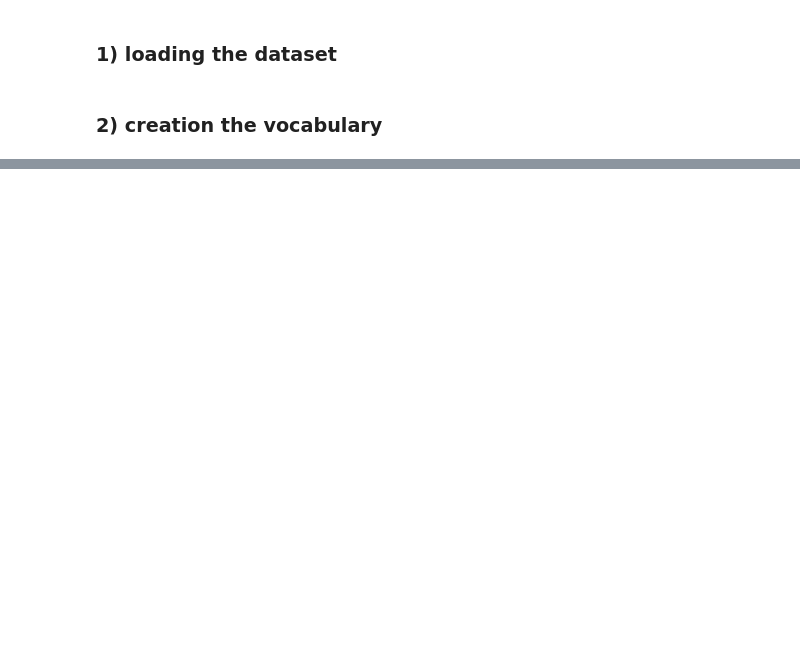
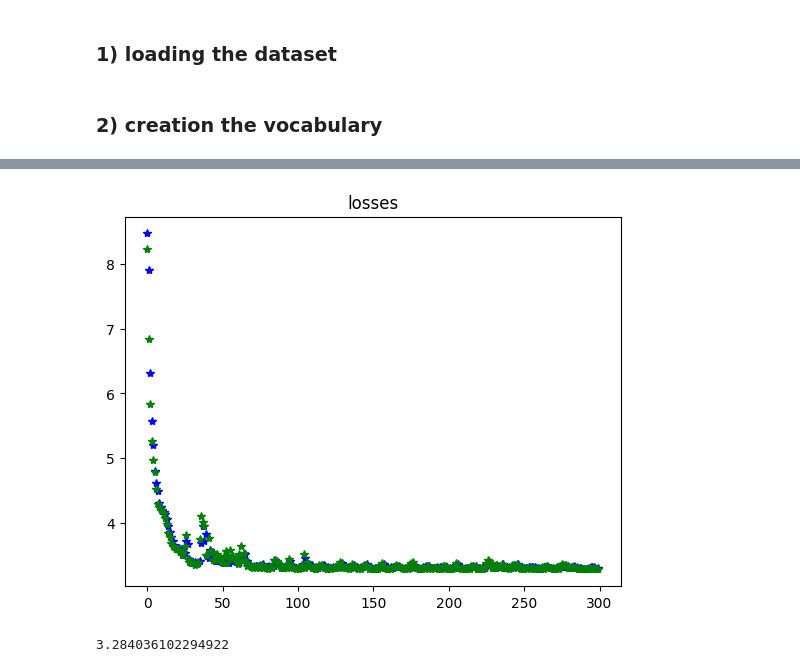
Before and after one commit to aammor/nmt, a Jupyter notebook: notebooks/trainings/training_on_transformer.ipynb, the cells around one changed output, grey strips where cells are left out. Cells and saved outputs as stored; diff of their text form; code cells hidden in the pictures; blank space fills up the shorter version.

```diff
--- a/notebooks/trainings/training_on_transformer.ipynb
+++ b/notebooks/trainings/training_on_transformer.ipynb
@@ -76,10 +96,8 @@ batch
 # %%
 from tqdm import tqdm
 model.train()
-losses_on_train = []
-losses_on_val = []
-metrics_on_train = []
-metrics_on_val = []
+losses = {"train":[],"val":[]}
+metrics = {"train":[],"val":[]}
 # %%
 from pathlib import Path
 import torch
@@ -98,8 +113,6 @@ if load_from_backup and Path(path_model_and_dependencies).exists():
     print("model loaded")
 # %%
 import matplotlib.pyplot as plt
-early_stop_thresh = 3
-nb_epochs = 20
 
 best_loss_val_mean = np.inf
 best_epoch = scheduler.last_epoch
@@ -110,9 +123,9 @@ for epoch in tqdm(range(nb_epochs)):
     print(f"optimizing for epoch {epoch}")
     print("training_step")
     loss_train,nb_words_per_batch_train,metric_train = model_trainer.train_on_epoch()
+
     print("validation_step")
     loss_val,nb_words_per_batch_val,metric_val = model_trainer.validate_on_epoch()
-
 
     loss_train = np.array([float(el) for el in loss_train])
     loss_val = np.array([float(el) for el in loss_val])
@@ -121,14 +134,14 @@ for epoch in tqdm(range(nb_epochs)):
 
 
 
-    losses_on_train.append(np.sum(loss_train)/sum(nb_words_per_batch_train))
-    losses_on_val.append(np.sum(loss_val)/sum(nb_words_per_batch_val))
-    metrics_on_train.append(metric_train)
-    metrics_on_val.append(metric_val)
+    losses["train"].append(np.sum(loss_train)/sum(nb_words_per_batch_train))
+    losses["val"].append(np.sum(loss_val)/sum(nb_words_per_batch_val))
+    metrics["train"].append(metric_train)
+    metrics["val"].append(metric_val)
 
     current_loss_val_mean = np.mean(loss_val)
 
-    if (current_loss_val_mean < best_loss_val_mean) and (epoch-best_epoch<5):
+    if (current_loss_val_mean < best_loss_val_mean):
         best_epoch = scheduler.last_epoch
         best_loss_val_mean = current_loss_val_mean
 
@@ -136,24 +149,28 @@ for epoch in tqdm(range(nb_epochs)):
                                "model_inputs":model_inputs,
                               "optimizer":optimizer.state_dict(),
                               "scheduler":scheduler.state_dict(),
-                              "losses_with_weights":{"train":losses_on_train,"val":losses_on_val},
-                              "metrics":{"train":metrics_on_train,"val":metrics_on_val}
+                              "losses":losses,
+                              "metrics":metrics
                               }
 
         torch.save(state_dict_extended,path_model_and_dependencies)
         print(f"saving for epoch {epoch}")
 
-        plt.plot(losses_on_train,"b*")
-        plt.plot(losses_on_val,"g*")
+        plt.plot(losses["train"],"b*")
+        plt.plot(losses["val"],"g*")
         plt.title("losses")
         plt.show()
         plt.figure()
-        plt.plot(metrics_on_train,"b*")
-        plt.plot(metrics_on_val,"g*")
+        plt.plot(metrics["train"],"b*")
+        plt.plot(metrics["val"],"g*")
         plt.title("bleu score")
         plt.show()
-    elif epoch - best_epoch > early_stop_thresh:
+    elif epoch - best_epoch > early_stop_thresh  and early_stopping_activated:
         print("Early stopped training at epoch %d" % epoch)
         break  # terminate the training loop
     stop = time.time()
     print(stop-start)
+
+    del loss_train,nb_words_per_batch_train,metric_train
+
+    del loss_val,nb_words_per_batch_val,metric_val
@@ -159,0 +214,12 @@ for epoch in tqdm(range(nb_epochs)):
+# %%
+import matplotlib.pyplot as plt
+plt.plot(losses["train"],"b*")
+plt.plot(losses["val"],"g*")
+plt.title("losses")
+plt.show()
+# %% [output]
+[figure, added]
+# %%
+min(losses["val"])
+# %% [output]
+3.284036102294922
```
Also changed, not shown: parts of 10 cells of this notebook, 10 other files.
